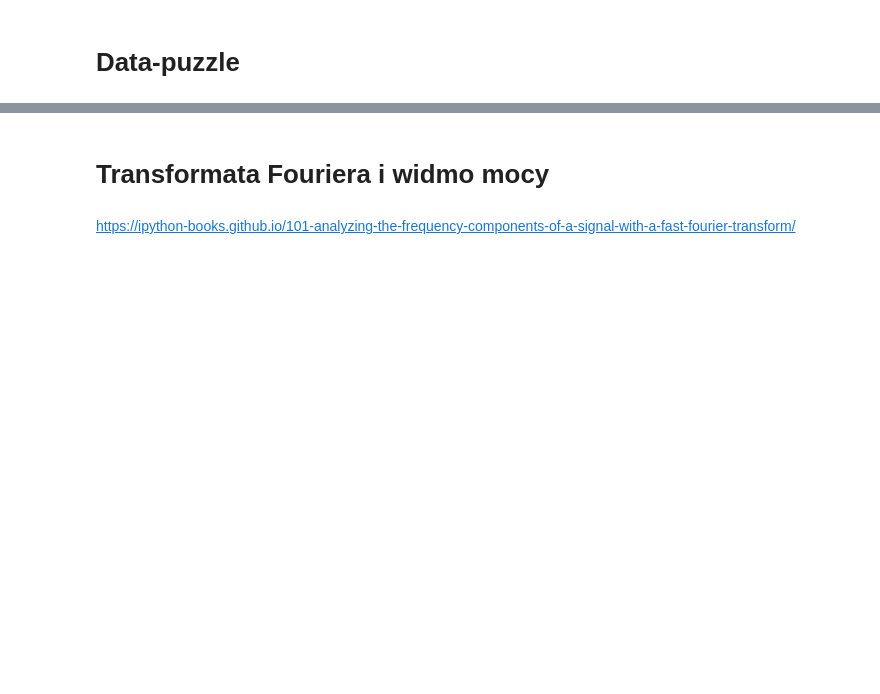
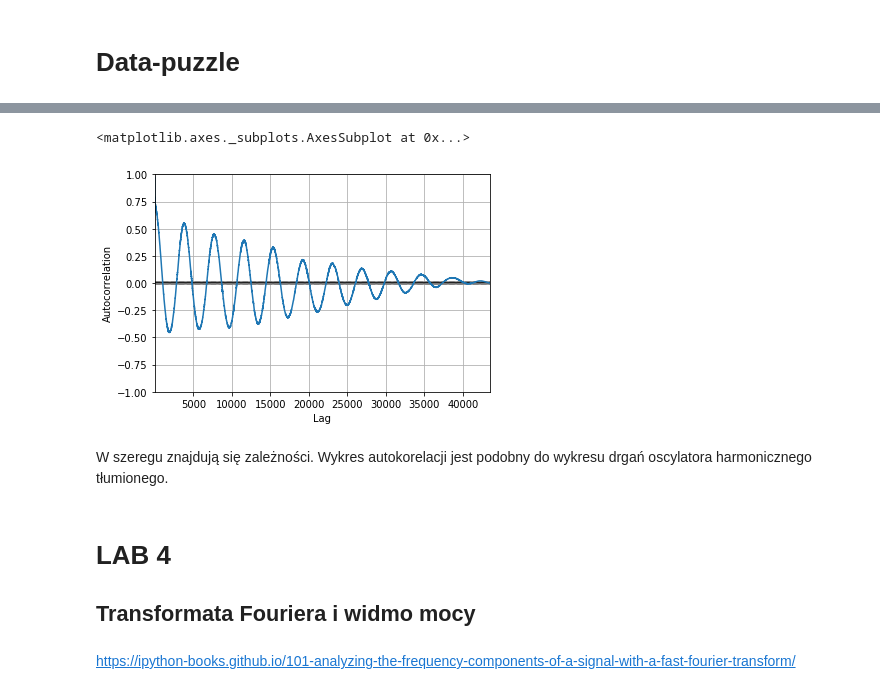
Before and after one commit to pawel717-SCGE/lab1, a Jupyter notebook: lab1-SCGE.ipynb, the cells around one changed output, grey strips where cells are left out. Cells and saved outputs as stored; diff of their text form; code cells hidden in the pictures; blank space fills up the shorter version.

```diff
--- a/lab1-SCGE.ipynb
+++ b/lab1-SCGE.ipynb
@@ -358,5 +471,13 @@ data_puzzle_rets[0]
+# %%
+pd.plotting.autocorrelation_plot(df_data_puzzle[0])
+# %% [output]
+<matplotlib.axes._subplots.AxesSubplot at 0x...>
+[figure, added]
+# %% [markdown]
+W szeregu znajdują się zależności. Wykres autokorelacji jest podobny do wykresu drgań oscylatora harmonicznego tłumionego.
 # %% [markdown]
-# Transformata Fouriera i widmo mocy
+# LAB 4
+## Transformata Fouriera i widmo mocy
 # %% [markdown]
 https://ipython-books.github.io/101-analyzing-the-frequency-components-of-a-signal-with-a-fast-fourier-transform/
 # %%
```
Also changed, not shown: parts of 51 cells of this notebook.
